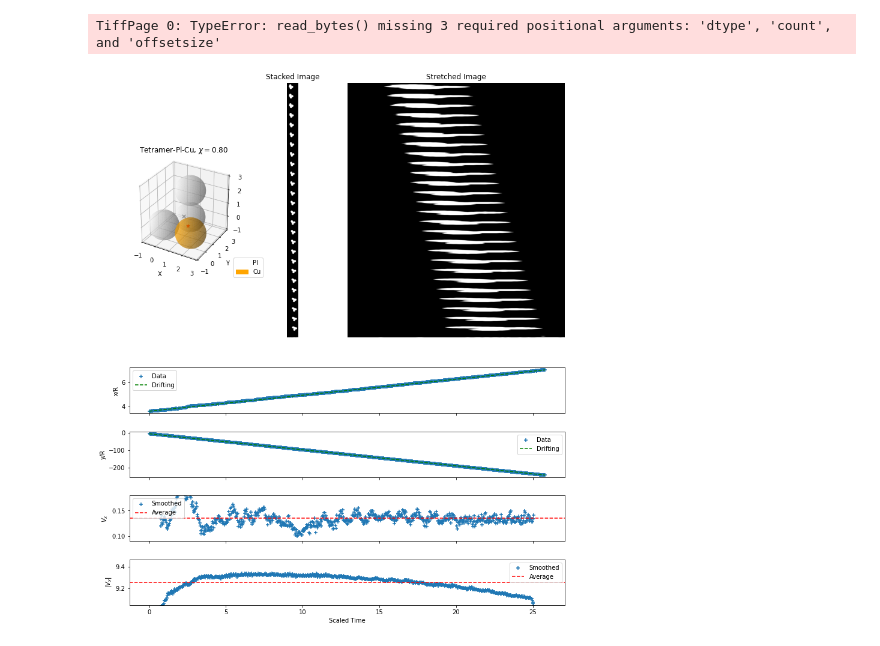
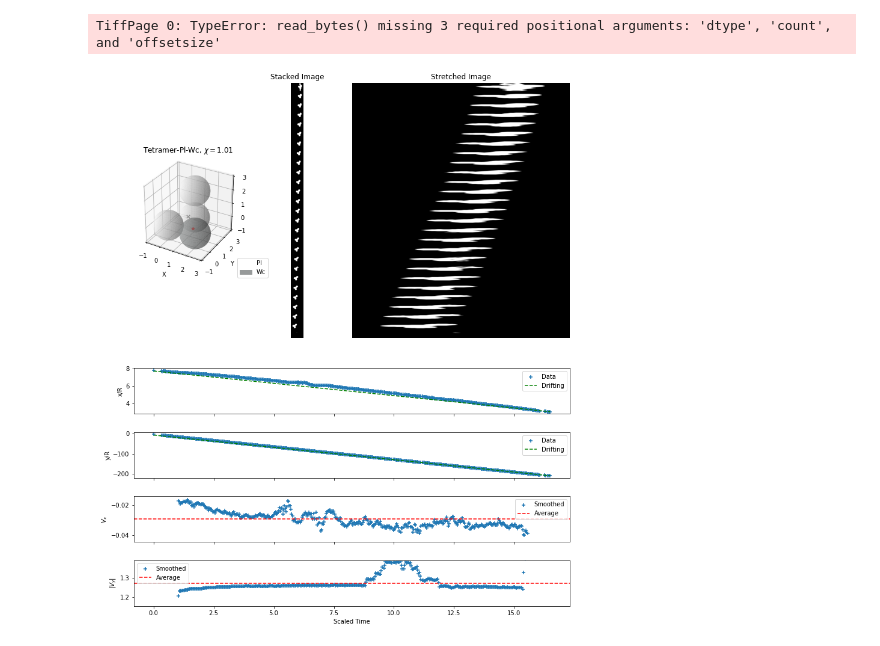
Before and after one commit to Mingxuan-Liu/Sedimentation-Analysis, a Jupyter notebook: plot_chiral_results.ipynb, the cells around one changed output. Cells and saved outputs as stored; diff of their text form; code cells hidden in the pictures.

Commit message:
Updated the chiral plots

```diff
--- a/plot_chiral_results.ipynb
+++ b/plot_chiral_results.ipynb
@@ -13,8 +13,8 @@ with open('particle_configurations.json') as f:
     configurations = json.load(f)
 # %%
 glacier_path = 'Z:\\Mingxuan Liu'
-config_name = 'tetramer-pl-cu'  # name of the configuration
-folder_name = 'tetramer-pl-cu-2-6fps'
+config_name = 'tetramer-pl-wc'  # name of the configuration
+folder_name = 'tetramer-pl-wc-1-6fps'
 name_light = 'pl'
 # %%
 # Create a GridSpec object
@@ -26,32 +26,32 @@ ax1 = plt.subplot(gs[0, 0], projection='3d')  # Top left for 3D particle model
 ax2 = plt.subplot(gs[0, 1])  # Top middle for the stacked image
 ax3 = plt.subplot(gs[0, 2:5])  # Top right for the stretched image, which spans 3 columns
 ax4 = plt.subplot(gs[1, :])  # Bottom for the particle's motion
 
 # Plot in each subplot
 # 1. Plot the 3D particle model
 p = create_particle(config_name)
 plot_particle(p, config_name, ax=ax1, transparency=True)
 
 # 2. Plot the stacked and stretched image
-tif_path = os.path.join(glacier_path, folder_name, folder_name + ' binary crop.tif')  # specify the location of binary image
+tif_path = os.path.join(glacier_path, folder_name, folder_name + '-binary-crop.tif')  # specify the location of binary image
 frames = io.imread(tif_path)  # import the binary image sequence
 stacked_image = plot_stacked_image(frames, ax=ax2)  # stack the images
 plot_stretched_image(stacked_image, ax=ax3)  # pass the stacked image and then stretch it
 
 # 3. Plot the motion
 tracking_data = pd.read_csv(os.path.join(glacier_path, folder_name, folder_name + ' binary.csv'))  # import the .csv tracking data
 fps = int(re.findall(r'(\d+)fps', folder_name)[0])  # extract the frame rate from the folder name using regex
 v_light_term = TERMINAL_VELOCITIES[name_light]  # read the terminal velocity of the lightest object
 tau = RADIUS / v_light_term  # calculate the time scale
 plot_motion(tracking_data, scale=7.12, frame_rate=fps, time_scale=tau, diff_method='five-point', avg_size=20, ax=ax4)
 
 # Adjust the layout
 fig.subplots_adjust(hspace=0.05, wspace=0.01)
 
 # Save the figure with 600 dpi
 plt.savefig(os.path.join('config_figure', folder_name + '.png'), dpi=600, bbox_inches='tight')
 # Show the plot
 plt.show()
 # %% [output]
 TiffPage 0: TypeError: read_bytes() missing 3 required positional arguments: 'dtype', 'count', and 'offsetsize'
-[figure, old version]
+[figure, new version]
```
Also changed, not shown: 5 other files.
